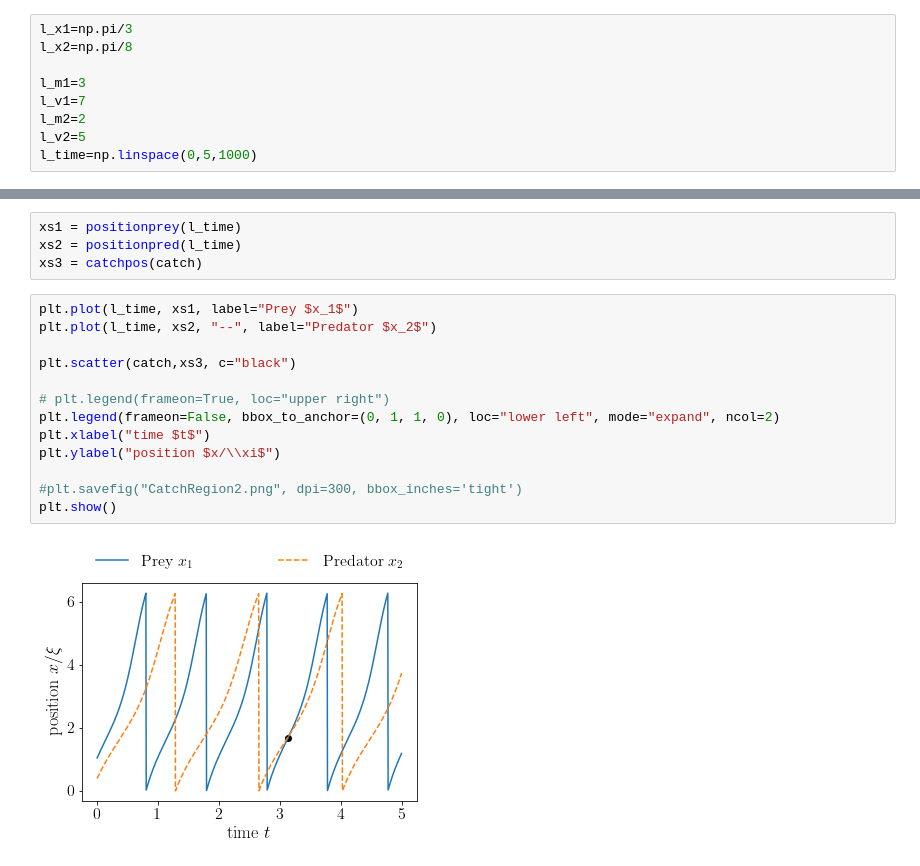
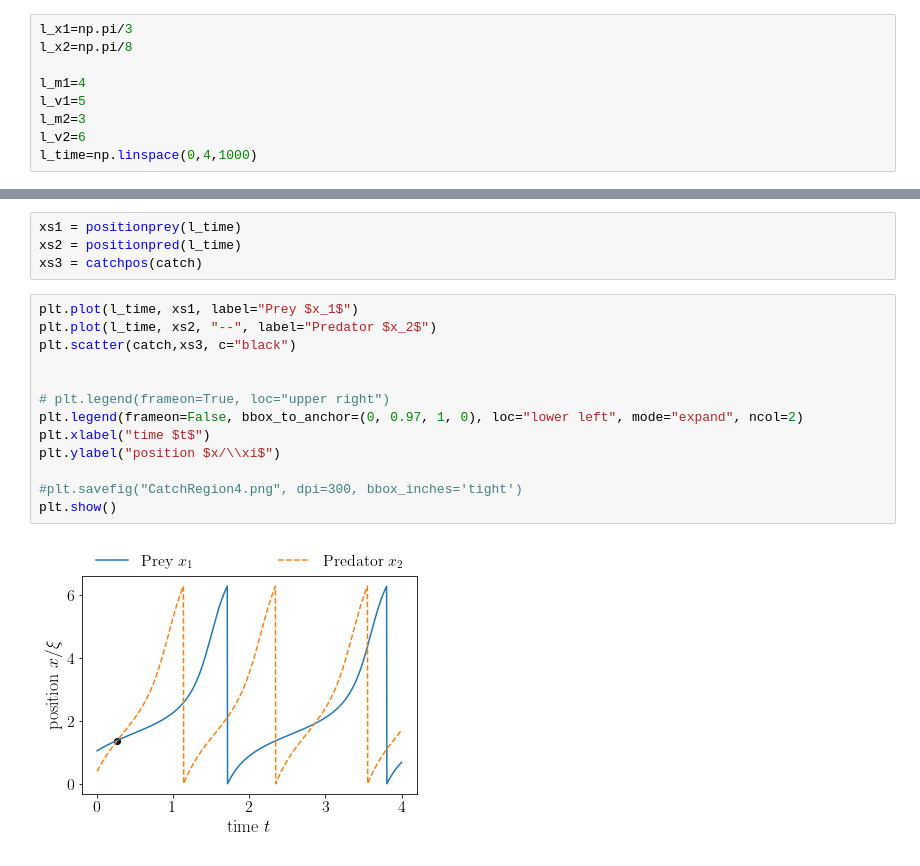
Before and after one commit to hawkerfriedrice/PredPreyDynamicsPeriodicBoundary, a Jupyter notebook: catching_trajectorial.ipynb, the cells around one changed output, grey strips where cells are left out. Drawn from its saved outputs; the diff is of its cells as text.

```diff
--- a/catching_trajectorial.ipynb
+++ b/catching_trajectorial.ipynb
@@ -66,11 +66,11 @@ def x2_dotdot(t,m2,v2,xs2):
 l_x1=np.pi/3
 l_x2=np.pi/8
 
-l_m1=3
-l_v1=7
-l_m2=2
-l_v2=5
-l_time=np.linspace(0,5,1000)
+l_m1=4
+l_v1=5
+l_m2=3
+l_v2=6
+l_time=np.linspace(0,4,1000)
 # %%
 def catchtime(time):
     return x1_sol(time,l_m1,l_v1,l_x1)-x2_sol(time,l_m2,l_v2,l_x2)
@@ -114,15 +114,15 @@ xs3 = catchpos(catch)
 # %%
 plt.plot(l_time, xs1, label="Prey $x_1$")
 plt.plot(l_time, xs2, "--", label="Predator $x_2$")
-
 plt.scatter(catch,xs3, c="black")
 
+
 # plt.legend(frameon=True, loc="upper right")
-plt.legend(frameon=False, bbox_to_anchor=(0, 1, 1, 0), loc="lower left", mode="expand", ncol=2)
+plt.legend(frameon=False, bbox_to_anchor=(0, 0.97, 1, 0), loc="lower left", mode="expand", ncol=2)
 plt.xlabel("time $t$")
 plt.ylabel("position $x/\\xi$")
 
-#plt.savefig("CatchRegion2.png", dpi=300, bbox_inches='tight')
+#plt.savefig("CatchRegion4.png", dpi=300, bbox_inches='tight')
 plt.show()
 # %% [output]
-[figure, old version]
+[figure, new version]
```
Also changed, not shown: 11 other files.
